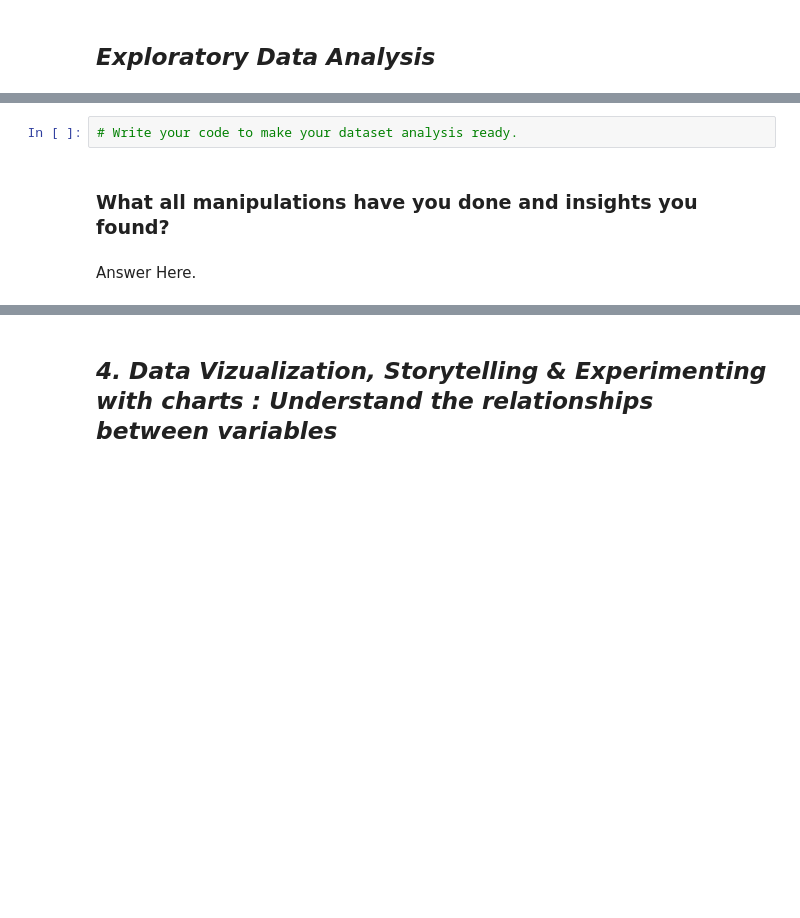
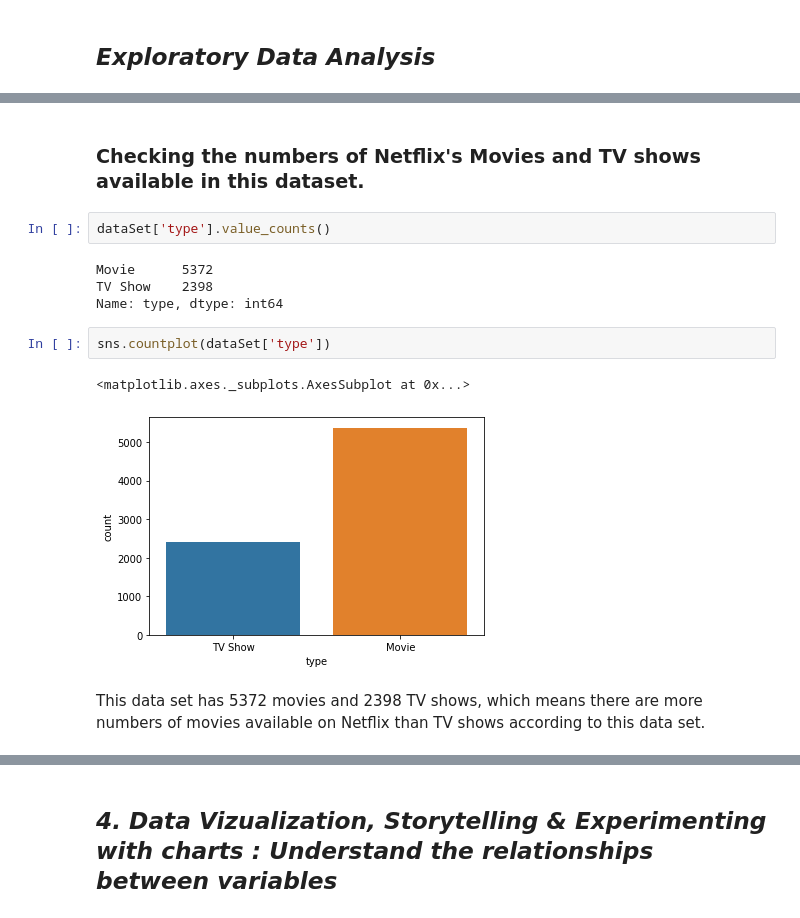
Before and after one commit to md-kamran98/NETFLIX-MOVIES-TV-SHOWS-CLUSTERING, a Jupyter notebook: Kamran's_Unsupervised_ML_Submission_Template.ipynb, the cells around one changed output, grey strips where cells are left out. Cells and saved outputs as stored; diff of their text form; blank space fills up the shorter version.

```diff
--- a/Kamran's_Unsupervised_ML_Submission_Template.ipynb
+++ b/Kamran's_Unsupervised_ML_Submission_Template.ipynb
@@ -309,6 +308,15 @@ No. of unique values in  description is 7752 .
-# %%
-# Write your code to make your dataset analysis ready.
-# %% [markdown]
-### What all manipulations have you done and insights you found?
-# %% [markdown]
-Answer Here.
+# %% [markdown]
+### **Checking the numbers of Netflix's Movies and TV shows available in this dataset.**
+# %%
+dataSet['type'].value_counts()
+# %% [output]
+Movie      5372
+TV Show    2398
+Name: type, dtype: int64
+# %%
+sns.countplot(dataSet['type'])
+# %% [output]
+<matplotlib.axes._subplots.AxesSubplot at 0x...>
+[figure, added]
+# %% [markdown]
+This data set has 5372 movies and 2398 TV shows, which means there are more numbers of movies available on Netflix than TV shows according to this data set.
```
Also changed, not shown: parts of 13 cells of this notebook.
